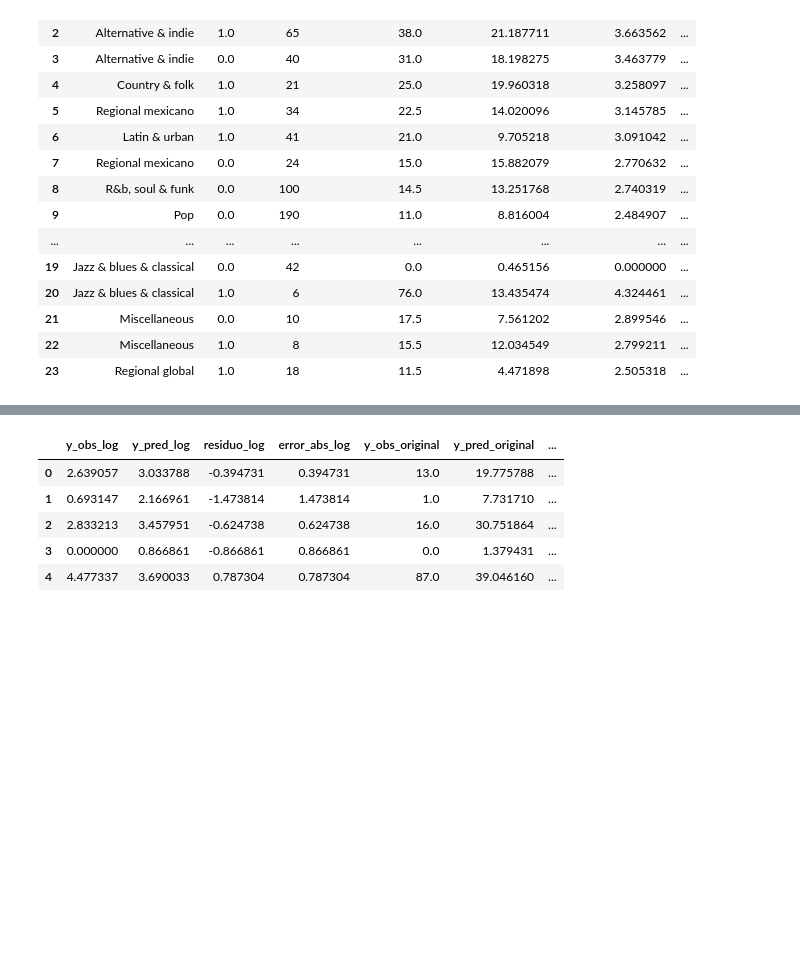
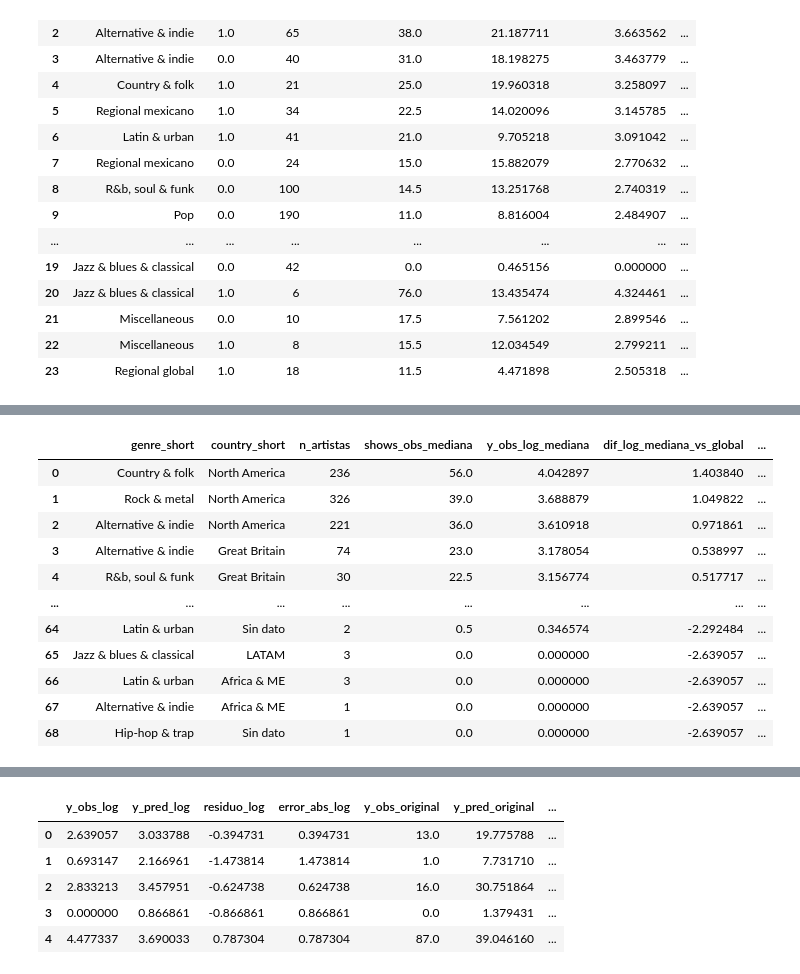
Before and after one commit to SilvanaBContreras/come_together_industria_de_la_musica, a Jupyter notebook: CT_SC_boosting_regression.ipynb, the cells around one changed output, grey strips where cells are left out. Saved outputs shown, nothing was run; the diff lists cells and outputs as text; code cells hidden in the pictures; blank space fills up the shorter version.

````diff
--- a/CT_SC_boosting_regression.ipynb
+++ b/CT_SC_boosting_regression.ipynb
@@ -3996,0 +4092,86 @@ Cruce genre_short × band
+# %%
+
+# ============================================================
+# Tabla de cruce categórico observada
+# ============================================================
+
+def construir_tabla_cruce_observado_total(
+    df_base,
+    variable_fila,
+    variable_columna,
+    n_minimo_celda=20
+):
+
+    mediana_global_log = df_base["y_obs_log"].median()
+    mediana_global_original = df_base["y_obs_original"].median()
+
+    tabla_cruce = (
+        df_base
+        .groupby([variable_fila, variable_columna], observed=True)
+        .agg(
+            n_artistas=("y_obs_original", "size"),
+            shows_obs_mediana=("y_obs_original", "median"),
+            y_obs_log_mediana=("y_obs_log", "median")
+        )
+        .reset_index()
+    )
+
+    tabla_cruce["dif_log_mediana_vs_global"] = (
+        tabla_cruce["y_obs_log_mediana"] -
+        mediana_global_log
+    )
+
+    tabla_cruce["dif_shows_mediana_vs_global"] = (
+        tabla_cruce["shows_obs_mediana"] -
+        mediana_global_original
+    )
+
+    tabla_cruce["celda_robusta"] = (
+        tabla_cruce["n_artistas"] >= n_minimo_celda
+    )
+
+    tabla_cruce["dif_log_mediana_vs_global_plot"] = np.where(
+        tabla_cruce["celda_robusta"],
+        tabla_cruce["dif_log_mediana_vs_global"],
+        np.nan
+    )
+
+    tabla_cruce = tabla_cruce.sort_values(
+        ["celda_robusta", "shows_obs_mediana", "n_artistas"],
+        ascending=[False, False, False]
+    ).reset_index(drop=True)
+
+    return tabla_cruce
+
+
+n_minimo_celda = 20
+
+tabla_genero_region_total = construir_tabla_cruce_observado_total(
+    df_base=df_perfilamiento_total,
+    variable_fila="genre_short",
+    variable_columna="country_short",
+    n_minimo_celda=n_minimo_celda
+)
+
+display(tabla_genero_region_total)
+
+tabla_genero_region_total.to_csv(
+    f"{PARAM['experimento']}_cruce_genre_short_country_short_total_observado.csv",
+    index=False
+)
+```
+
+```python
+# %% [output]
+|  | genre_short | country_short | n_artistas | shows_obs_mediana | y_obs_log_mediana | dif_log_mediana_vs_global | ... |
+| 0 | Country & folk | North America | 236 | 56.0 | 4.042897 | 1.403840 | ... |
+| 1 | Rock & metal | North America | 326 | 39.0 | 3.688879 | 1.049822 | ... |
+| 2 | Alternative & indie | North America | 221 | 36.0 | 3.610918 | 0.971861 | ... |
+| 3 | Alternative & indie | Great Britain | 74 | 23.0 | 3.178054 | 0.538997 | ... |
+| 4 | R&b, soul & funk | Great Britain | 30 | 22.5 | 3.156774 | 0.517717 | ... |
+| ... | ... | ... | ... | ... | ... | ... | ... |
+| 64 | Latin & urban | Sin dato | 2 | 0.5 | 0.346574 | -2.292484 | ... |
+| 65 | Jazz & blues & classical | LATAM | 3 | 0.0 | 0.000000 | -2.639057 | ... |
+| 66 | Latin & urban | Africa & ME | 3 | 0.0 | 0.000000 | -2.639057 | ... |
+| 67 | Alternative & indie | Africa & ME | 1 | 0.0 | 0.000000 | -2.639057 | ... |
+| 68 | Hip-hop & trap | Sin dato | 1 | 0.0 | 0.000000 | -2.639057 | ... |
````
Also changed, not shown: parts of 12 cells of this notebook, 11 other files.
